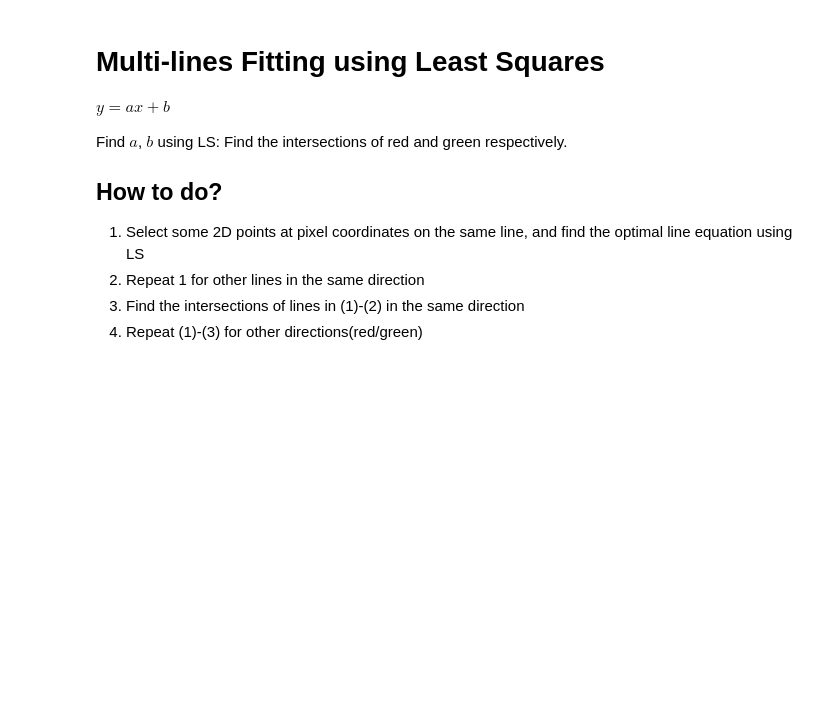
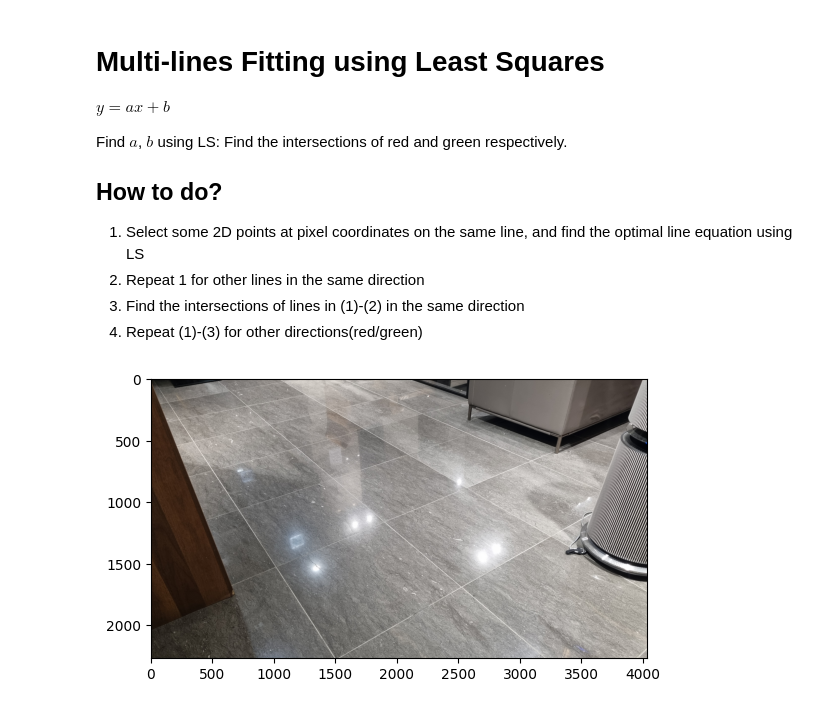
Before and after one commit to yenru0/LINALG_HW4, a Jupyter notebook: problem.ipynb, the cells around one changed output. Cells and saved outputs as stored; diff of their text form; code cells hidden in the pictures; blank space fills up the shorter version.

```diff
--- a/problem.ipynb
+++ b/problem.ipynb
@@ -112,3 +149,12 @@ Find $a$, $b$ using LS: Find the intersections of red and green respectively.
 2. Repeat 1 for other lines in the same direction
 3. Find the intersections of lines in (1)-(2) in the same direction
 4. Repeat (1)-(3) for other directions(red/green)
+# %%
+iX = np.array([343])
+iY = np.array([])
+with Image.open("line_fitting.jpg") as im:
+    plt.imshow(im)
+
+plt.show()
+# %% [output]
+[figure, added]
```
Also changed, not shown: parts of 6 cells of this notebook.
